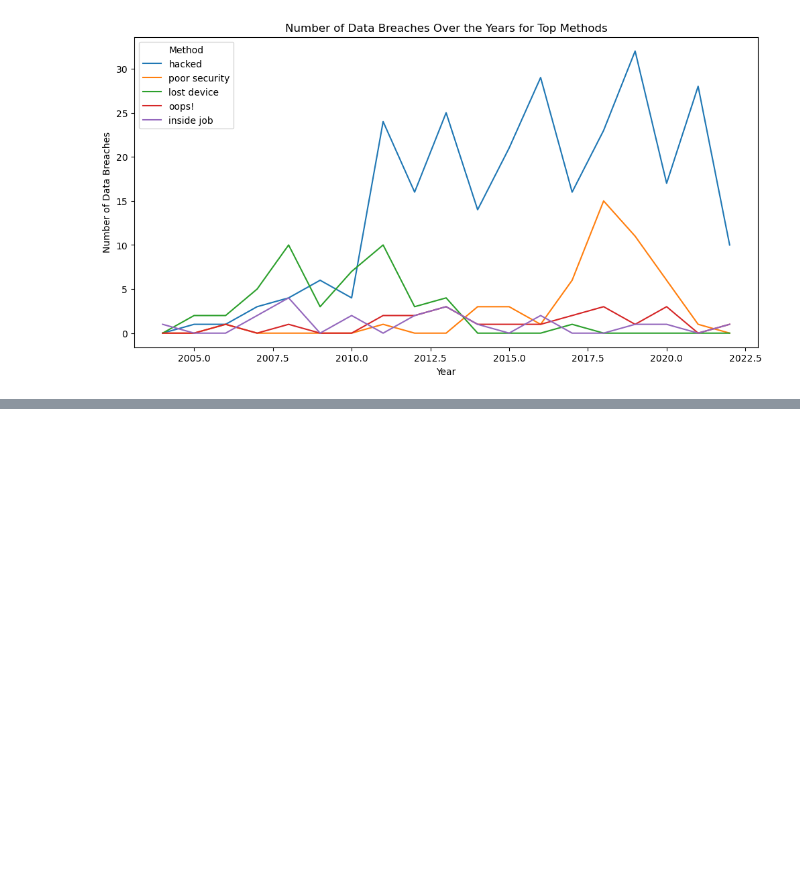
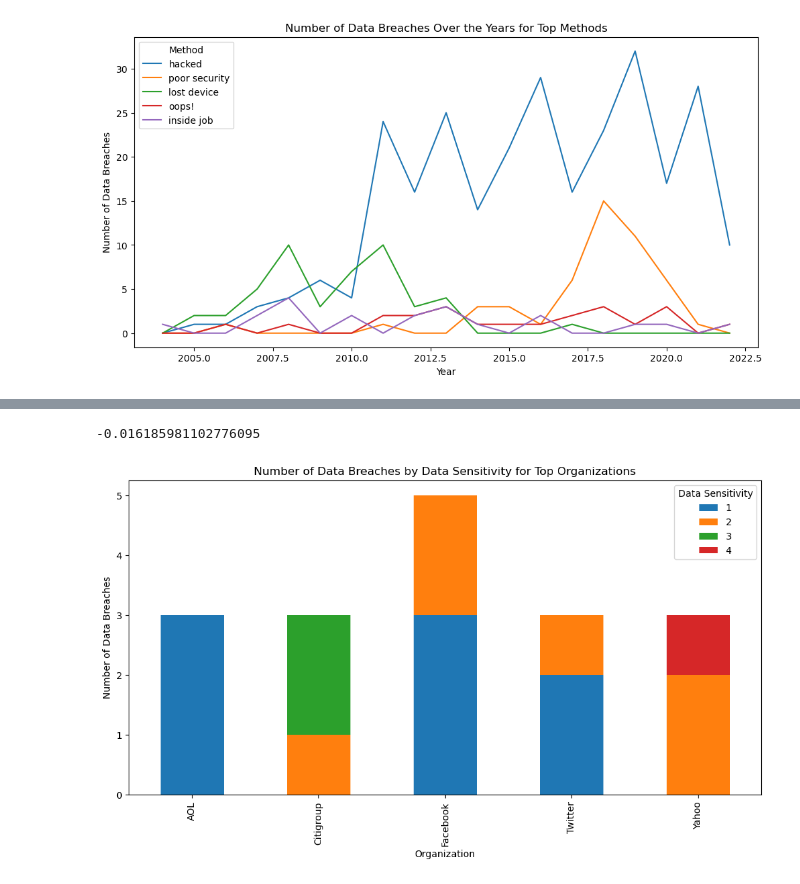
Before and after one commit to raj-rajat/World-s-Biggest-Data-Breaches-Hacks, a Jupyter notebook: world-s-biggest-data-breaches-hacks.ipynb, the cells around one changed output, grey strips where cells are left out. Cells and saved outputs as stored; diff of their text form; code cells hidden in the pictures; blank space fills up the shorter version.

```diff
--- a/world-s-biggest-data-breaches-hacks.ipynb
+++ b/world-s-biggest-data-breaches-hacks.ipynb
@@ -564,0 +617,32 @@ plt.show()
+# %%
+# Calculate the correlation coefficient between Records Lost and Data Sensitivity
+correlation = data['Records Lost Clean'].corr(data['Data Sensitivity Clean'])
+
+correlation
+# %% [output]
+-0.016185981102776095
+# %%
+# Get the top 5 organizations with the most breaches
+data_org_top5 = data.groupby('Organization').size().sort_values(ascending=False).head(5).index
+
+# Filter for the top organizations
+data_top_orgs = data[data['Organization'].isin(data_org_top5)]
+
+# Group by Organization and Data Sensitivity, and count the number of breaches
+data_org_sensitivity = data_top_orgs.groupby(['Organization', 'Data Sensitivity']).size().reset_index(name='Count')
+
+# Pivot the data to get organizations as rows, data sensitivity as columns, and counts as values
+data_org_sensitivity_pivot = data_org_sensitivity.pivot(index='Organization', columns='Data Sensitivity', values='Count')
+
+# Fill missing values with 0 (for data sensitivity levels not involved in breaches in certain organizations)
+data_org_sensitivity_pivot = data_org_sensitivity_pivot.fillna(0)
+
+# Plot a bar chart for each organization
+data_org_sensitivity_pivot.plot(kind='bar', stacked=True, figsize=(12, 6))
+plt.xlabel('Organization')
+plt.ylabel('Number of Data Breaches')
+plt.title('Number of Data Breaches by Data Sensitivity for Top Organizations')
+plt.legend(title='Data Sensitivity')
+plt.show()
+# %% [output]
+[figure, added]
```
Also changed, not shown: parts of 10 cells of this notebook.
